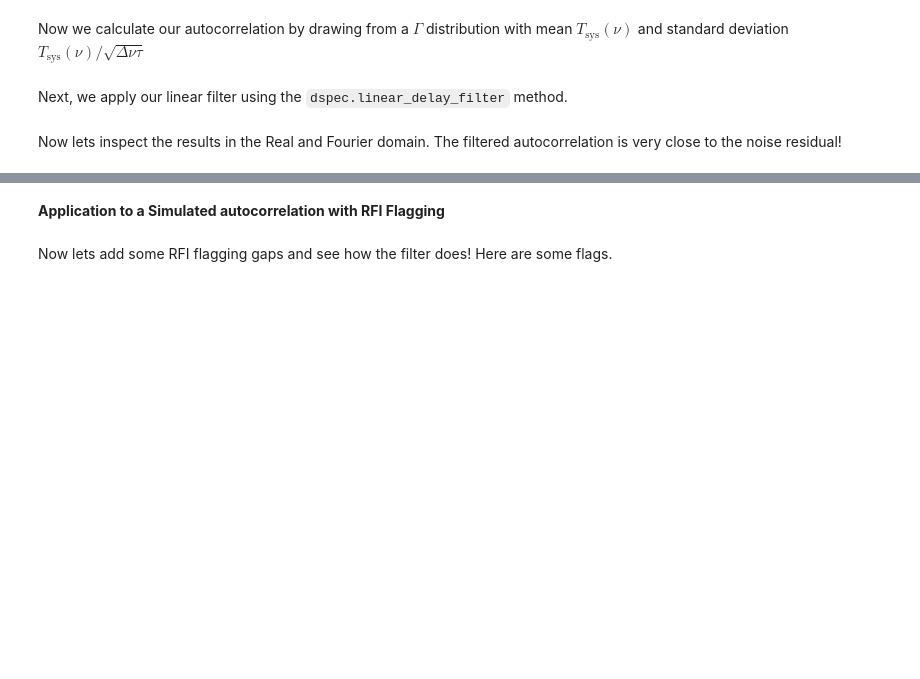
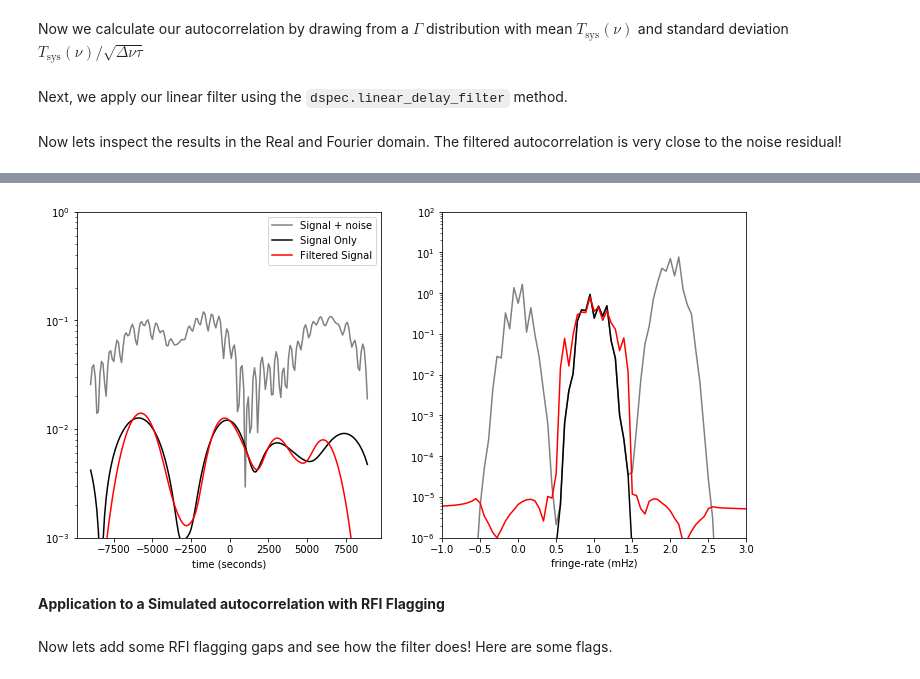
Before and after one commit to HERA-Team/uvtools, a Jupyter notebook: examples/linear_clean_demo.ipynb, the cells around one changed output, grey strips where cells are left out. Saved outputs shown, nothing was run; the diff lists cells and outputs as text; code cells hidden in the pictures; blank space fills up the shorter version.

Commit message:
added notch filter example to notebook and option to tweak fg restore sz

```diff
--- a/examples/linear_clean_demo.ipynb
+++ b/examples/linear_clean_demo.ipynb
@@ -86,3 +94,58 @@ plt.show()
+# %%
+#define signal in fringe-rate space.
+DTO = 100. #one hundred second integrations
+NT = int(5. * 3600. / DTO) # four hours of observing
+times = np.arange(-NT//2, NT//2) * DTO
+frates = fft.fftshift(np.fft.fftfreq(NT, DTO))
+#let the signal we are interested in be centered at 1 mHz and have std of 0.1 mHz.
+ps_envelope = np.exp( -(frates-1e-3) **2. / 2. /(0.1e-3) ** 2.)
+ns_envelope = np.exp( -(frates) ** 2. / 2. / (0.1e-3) ** 2. ) \
+            + np.exp( -(frates-2e-3) **2. / 2. /(0.1e-3) ** 2.) * 10
+
+
+#generate a a signal.
+signal = fft.fftshift(fft.ifft(fft.fftshift((np.random.randn(NT) + 1j*np.random.randn(NT))/np.sqrt(2.)\
+        * ps_envelope)))
+
+noise = fft.fftshift(fft.ifft(fft.fftshift((np.random.randn(NT) + 1j*np.random.randn(NT))/np.sqrt(2.)\
+        * ns_envelope)))
+
+#generate a filtering matrix
+wcs = [0, 2e-3, 3e-3, -3e-3]
+wws = [0.5e-3, .5e-3, 1e-3, 3e-3]
+ffs = [1e-6, 1e-6, 1e-6, 1e-6]
+
+tot_filtered,_ = dspec.linear_delay_filter(signal+noise, np.ones(NT), DTO, filter_centers = wcs,
+                                           filter_widths = wws, filter_factors = ffs)
+
+
+fig, axarr = plt.subplots(1,2)
+
+axarr[0].plot(times,np.abs(signal+noise), label = 'Signal + noise', color = 'grey')
+axarr[0].plot(times,np.abs(signal), label = 'Signal Only', color = 'k')
+axarr[0].plot(times,np.abs(tot_filtered), label = 'Filtered Signal', color = 'r')
+axarr[0].legend()
+axarr[0].set_ylim(1e-3,1e0)
+axarr[0].set_yscale('log')
+axarr[0].set_xlabel('time (seconds)')
+
+axarr[1].plot(frates*1e3,np.abs(np.abs(fft.fftshift(fft.fft(fft.fftshift(signal+noise))))),
+              color = 'grey', label = 'Signal + noise')
+axarr[1].plot(frates*1e3,np.abs(fft.fftshift(fft.fft(fft.fftshift(signal)))),
+              color = 'k', label = 'Signal Only')
+axarr[1].plot(frates*1e3,np.abs(fft.fftshift(fft.fft(fft.fftshift(tot_filtered)))),
+              color = 'r', label = 'Filtered Signal')
+
+#axarr[1].plot(frates*1e3,ps_envelope, ls = '--')
+#axarr[1].plot(frates*1e3,ns_envelope, ls = '--')
+axarr[1].set_ylim(1e-6,1e2)
+axarr[1].set_xlim(-1,3)
+axarr[1].set_yscale('log')
+plt.gcf().set_size_inches(12,6)
+axarr[1].set_xlabel('fringe-rate (mHz)')
+plt.show()
+# %% [output]
+[figure, added]
 # %% [markdown]
 **Application to a Simulated autocorrelation with RFI Flagging**
 # %% [markdown]
```
Also changed, not shown: parts of 6 cells of this notebook, 1 other file.
